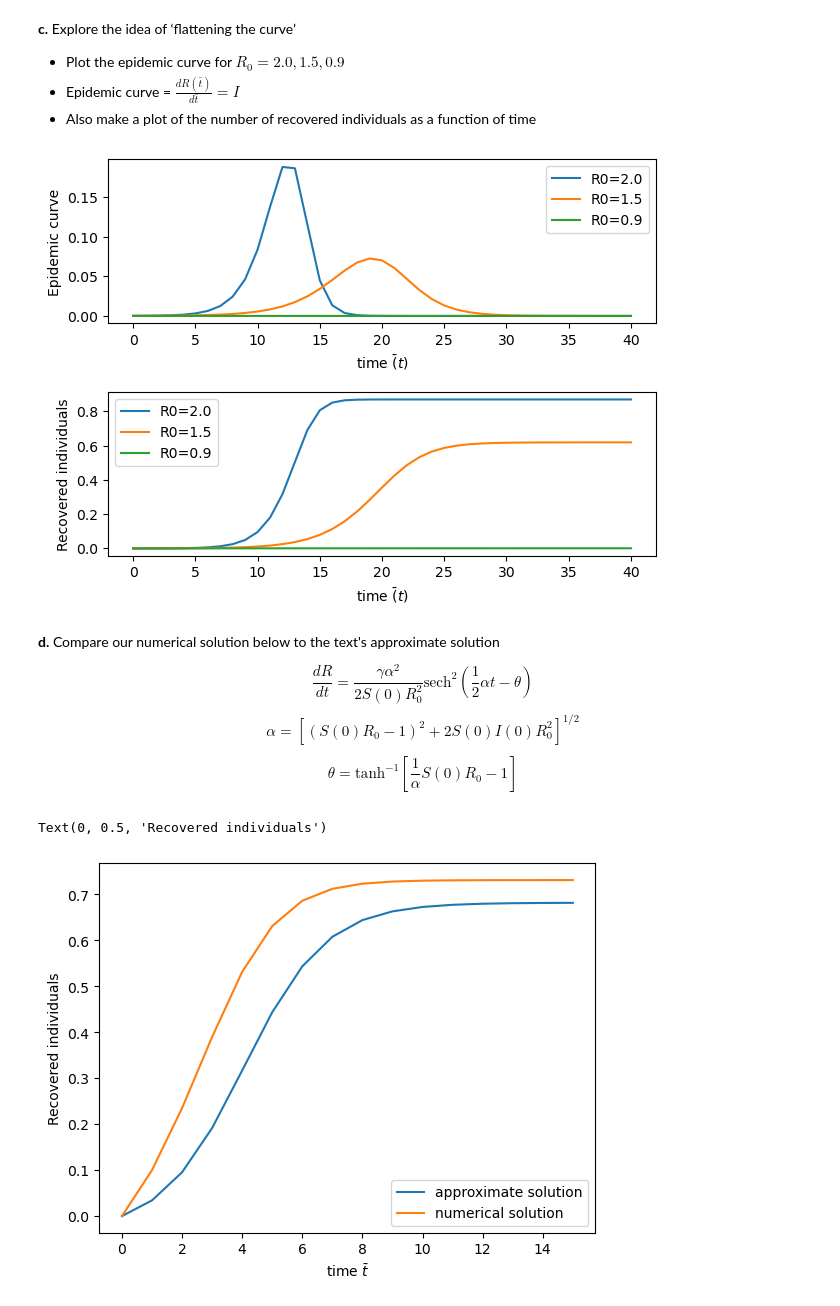
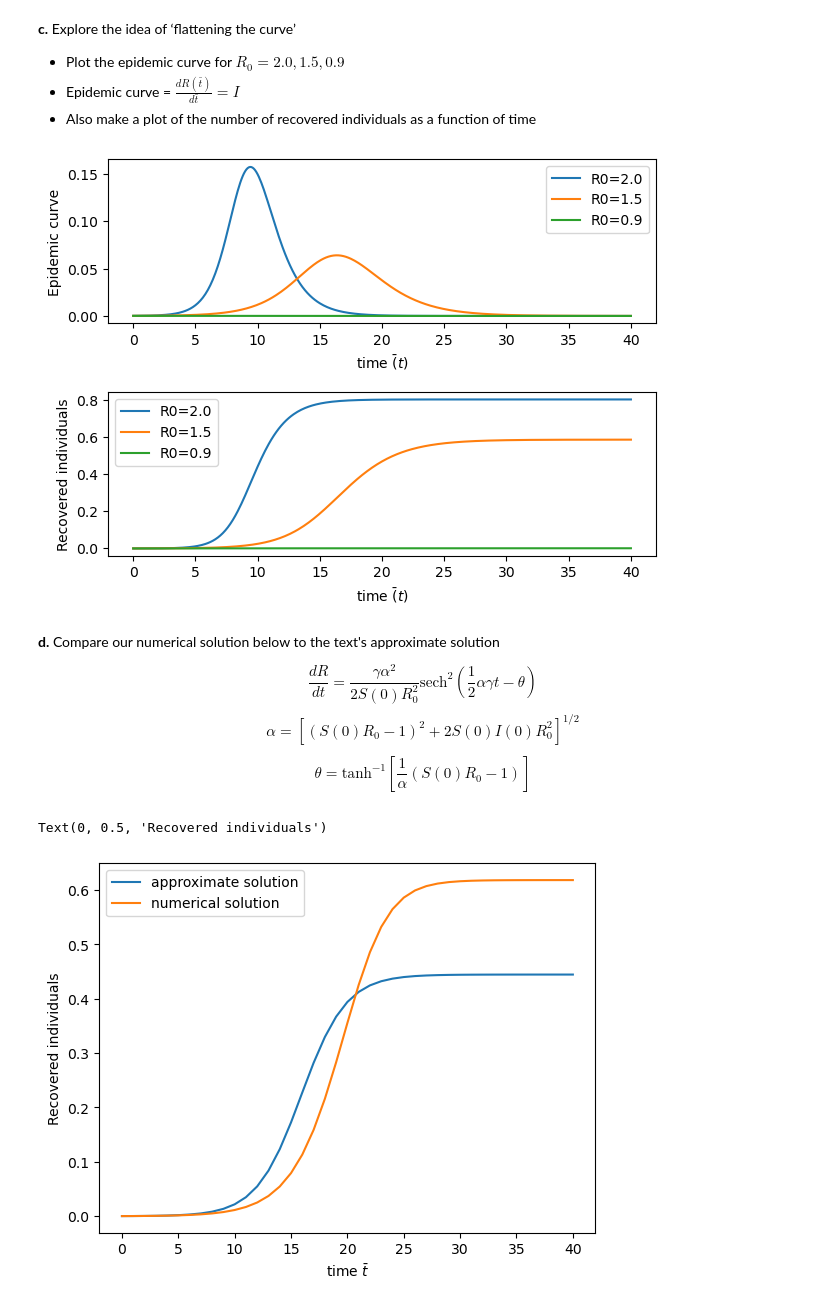
Before and after one commit to helen-5808/QBIO110, a Jupyter notebook: PS1/ps1.ipynb, the cells around one changed output. Drawn from its saved outputs; the diff is of its cells as text; code cells hidden in the pictures.

```diff
--- a/PS1/ps1.ipynb
+++ b/PS1/ps1.ipynb
@@ -89,8 +89,8 @@ R_var: float = 0.0
 tbar: float = 0.0
 
 # Time progression variables
-delta_time: float = 1
-total_time: float = delta_time*12
+delta_time: float = 0.01
+total_time: float = 6.0
 
 # Set arrays to store the data at each time step
 num_time_steps: int = int(total_time/delta_time) + 1
@@ -113,14 +113,13 @@ for i in range(num_time_steps):
     delta_R: float = I_var
 
     # Update the variables according to the change
-    S_var += delta_S
-    I_var += delta_I
-    R_var += delta_R
+    S_var += delta_S*delta_time
+    I_var += delta_I*delta_time
+    R_var += delta_R*delta_time
 
     # Increment time
     tbar += delta_time
 
-print(time_array)
 plt.plot(time_array, I_array, label="I")
 plt.plot(time_array, S_array, label="S")
 plt.plot(time_array, R_array, label="R")
@@ -162,7 +160,7 @@ def flatten_curve() -> None:
     ax2.legend()
 
 
-def simulate(R0_var: float, S_init: float, I_init: float, R_init: float, ticks: int) -> dict[str:np.ndarray]:
+def simulate(R0_var: float, S_init: float, I_init: float, R_init: float, total_time: float) -> dict[str:np.ndarray]:
 
     # Initializing variables
     S_var: float = S_init
@@ -171,8 +169,7 @@ def simulate(R0_var: float, S_init: float, I_init: float, R_init: float, ticks:
     tbar: float = 0.0
 
     # Time progression variables
-    delta_time: float = 1
-    total_time: float = delta_time*ticks
+    delta_time: float = 0.1
 
     # Set arrays to store the data at each time step
     num_time_steps: int = int(total_time/delta_time) + 1
@@ -195,9 +192,9 @@ def simulate(R0_var: float, S_init: float, I_init: float, R_init: float, ticks:
         delta_R: float = I_var
 
         # Update the variables according to the change
-        S_var += delta_S
-        I_var += delta_I
-        R_var += delta_R
+        S_var += delta_S*delta_time
+        I_var += delta_I*delta_time
+        R_var += delta_R*delta_time
 
         # Increment time
         tbar += delta_time
@@ -211,31 +208,25 @@ def simulate(R0_var: float, S_init: float, I_init: float, R_init: float, ticks:
 
 flatten_curve()
 # %% [output]
-[figure, old version]
+[figure, new version]
 # %% [markdown]
 **d.** Compare our numerical solution below to the text's approximate solution
 
-$$ \frac{dR}{dt} = \frac{\gamma\alpha^2}{2S(0)R^2_0}\text{sech}^2\left(\frac{1}{2}\alpha t - \theta\right) $$
+$$ \frac{dR}{dt} = \frac{\gamma\alpha^2}{2S(0)R^2_0}\text{sech}^2\left(\frac{1}{2}\alpha\gamma t - \theta\right) $$
 $$ \alpha = \left[\left(S(0)R_0-1\right)^2+2S(0)I(0)R^2_0\right]^{1/2} $$
-$$ \theta = \text{tanh}^{-1}\left[\frac{1}{\alpha}S(0)R_0-1\right] $$
+$$ \theta = \text{tanh}^{-1}\left[\frac{1}{\alpha}\left(S(0)R_0-1\right)\right] $$
 # %%
 
 import numpy as np
 import matplotlib.pyplot as plt
 
-def plot_approximate(R0_var: float, S_init: float, I_init: float, R_init: float, ticks: int) -> None:
-    R0_var: int = 1.5 # basic reproductive ratio
-    # Initializing variables
-    I_init: float = 0.1
-    S_init: float = 1.0 - I_init
-    R_init: float = 0.0
+def plot_approximate(R0_var: float, S_init: float, I_init: float, R_init: float, total_time: float) -> None:
     GAMMA: float = 1.0 # TODO figure out what this is
     ALPHA: float = ((S_init*R0_var-1)**2+2*S_init*I_init*(R0_var**2))**0.5
-    THETA: float = np.arctanh((1/ALPHA)*S_init*R0_var-1)
+    THETA: float = np.arctanh((1/ALPHA)*(S_init*R0_var-1))
 
     R_var: float = R_init
     delta_time: float = 1
-    total_time: float = delta_time*ticks
     t: float = 0.0
 
     # Set arrays to store the data at each time step
@@ -246,37 +237,37 @@ def plot_approximate(R0_var: float, S_init: float, I_init: float, R_init: float,
     # Loop over each time increment
     for i in range(num_time_steps):
 
         # Add the current numbers to our storage arrays.
         R_array[i] = R_var
         time_array[i] = t
 
         # Calculate the change in each variable over the delta_time
         delta_R = (GAMMA*(ALPHA**2))/(2*S_init*(R0_var**2))*(1-(np.tanh(0.5*ALPHA*t-THETA))**2)
 
         # Update the variables according to the change
-        R_var += delta_R
+        R_var += delta_R*delta_time
 
         # Increment time
         t += delta_time
 
     plt.plot(time_array, R_array, label="approximate solution")
 
 
 def plot_numerical(R0_var: float, S_init: float, I_init: float, R_init: float, ticks: int) -> None:
     curve_data: dict[str:np.ndarray] = simulate(R0_var, S_init, I_init, R_init, ticks)
-    plt.plot(curve_data["time_array"], curve_data["R_array"], label="numerical solution")
+    plt.plot(curve_data["time_array"], curve_data["E_array"], label="numerical solution")
 
 
 R0_var: int = 1.5 # basic reproductive ratio
-I_init: float = 0.1
+I_init: float = 0.0001
 S_init: float = 1.0 - I_init
 R_init: float = 0.0
-ticks = 15
-plot_approximate(R0_var, S_init, I_init, R_init, ticks)
-plot_numerical(R0_var, S_init, I_init, R_init, ticks)
+total_time: float = 40.0
+plot_approximate(R0_var, S_init, I_init, R_init, total_time)
+plot_numerical(R0_var, S_init, I_init, R_init, total_time)
 plt.legend()
 plt.xlabel("time $\\bar{t}$")
 plt.ylabel("Recovered individuals")
 # %% [output]
 Text(0, 0.5, 'Recovered individuals')
-[figure, old version]
+[figure, new version]
```
Also changed, not shown: parts of 3 cells of this notebook.
